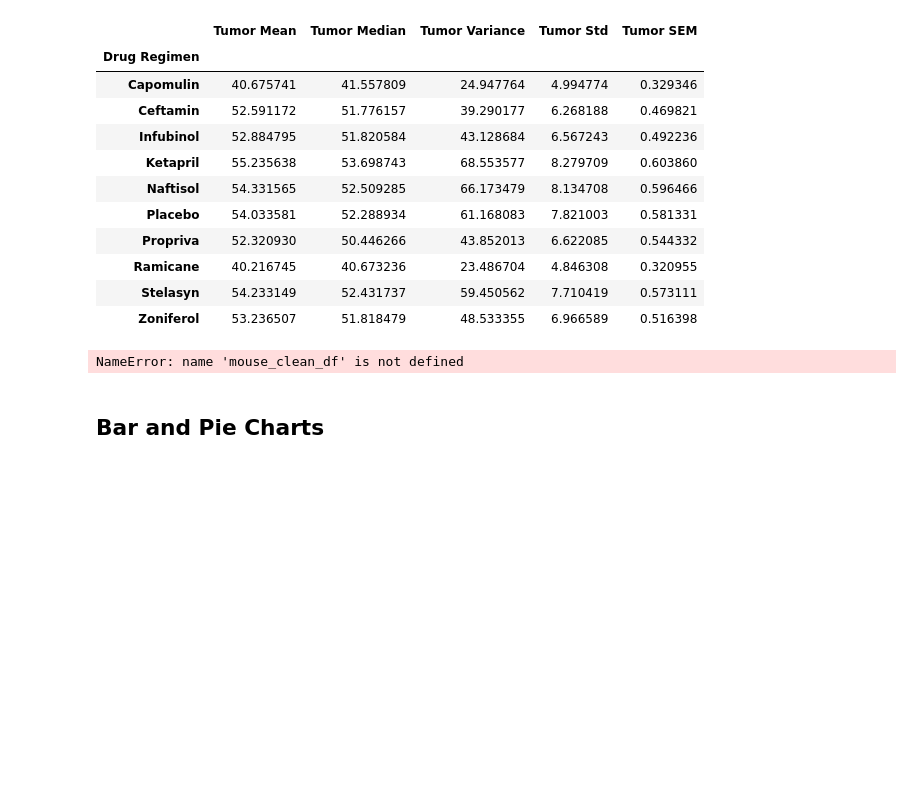
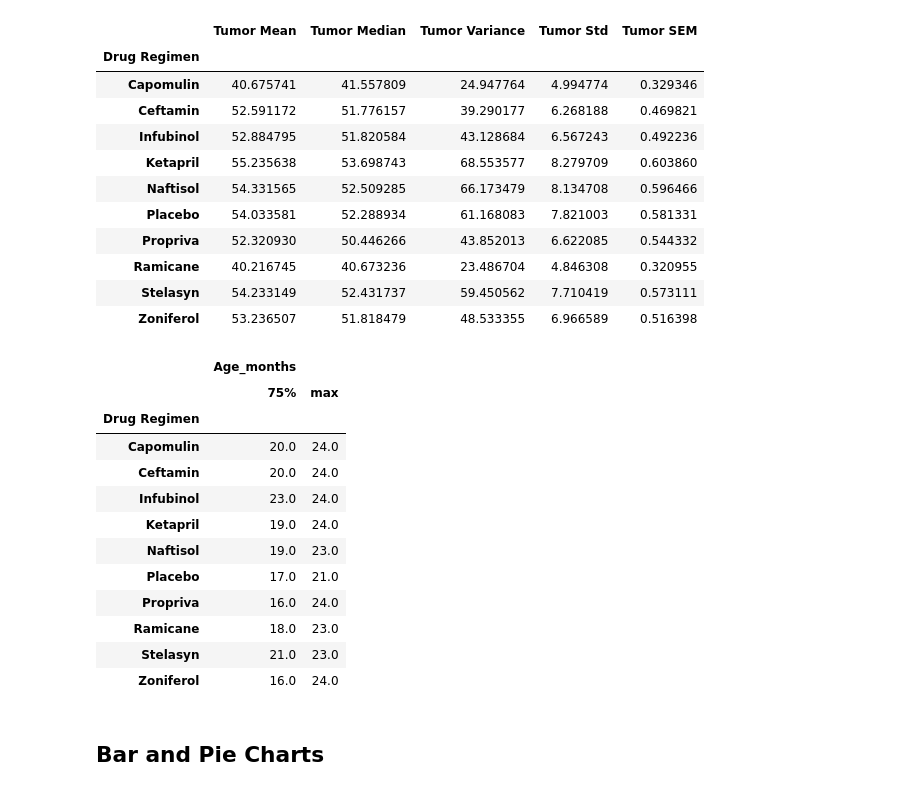
Before and after one commit to drupps/matplotlib-challenge, a Jupyter notebook: Pymaceuticals/pymaceuticals.ipynb, the cells around one changed output. Drawn from its saved outputs; the diff is of its cells as text; code cells hidden in the pictures; blank space fills up the shorter version.

```diff
--- a/Pymaceuticals/pymaceuticals.ipynb
+++ b/Pymaceuticals/pymaceuticals.ipynb
@@ -18,7 +18,7 @@ mouse_metadata = pd.read_csv(mouse_metadata_path)
 study_results = pd.read_csv(study_results_path)
 
 # Combine the data into a single dataset
-mouse_study_df= pd.merge(mouse_metadata, study_results, how='inner', on="Mouse ID")
+mouse_study_df= pd.merge(mouse_metadata, study_results, how='right', on="Mouse ID")
 # Display the data table for preview
 mouse_study_df
 # %% [output]
@@ -132,13 +145,26 @@ mouse_stats_df
 | Zoniferol | 53.236507 | 51.818479 | 48.533355 | 6.966589 | 0.516398 |
 # %%
 # Generate a summary statistics table of mean, median, variance, standard deviation, and SEM of the tumor volume for each regimen
-mouse_summary_df = mouse_clean_df.groupby('Drug Regimen').describe().agg(['mean', 'median', 'var', 'std', 'sem'])['Tumor Volume (mm3)']
+mouse_summary_df = mouse_clean_df.groupby('Drug Regimen').describe().iloc[:,6:8]
+
+#.agg(['mean', 'median', 'var', 'std', 'sem'])['Tumor Volume (mm3)']
+
 # This method produces everything in a single groupby function
 
-#.iloc[:,8:15]
-
 mouse_summary_df
 # %% [output]
-NameError: name 'mouse_clean_df' is not defined
+|  | Age_months |  |
+|  | 75% | max |
+| Drug Regimen |  |  |
+| Capomulin | 20.0 | 24.0 |
+| Ceftamin | 20.0 | 24.0 |
+| Infubinol | 23.0 | 24.0 |
+| Ketapril | 19.0 | 24.0 |
+| Naftisol | 19.0 | 23.0 |
+| Placebo | 17.0 | 21.0 |
+| Propriva | 16.0 | 24.0 |
+| Ramicane | 18.0 | 23.0 |
+| Stelasyn | 21.0 | 23.0 |
+| Zoniferol | 16.0 | 24.0 |
 # %% [markdown]
 ## Bar and Pie Charts
```
Also changed, not shown: parts of 3 cells of this notebook.
